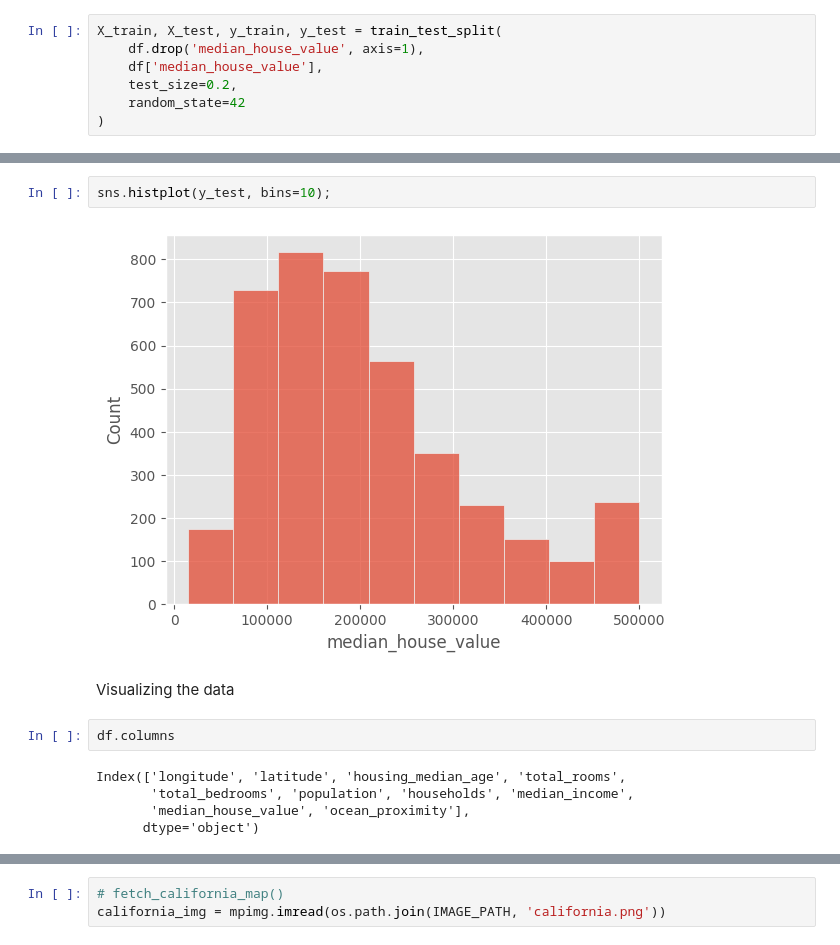
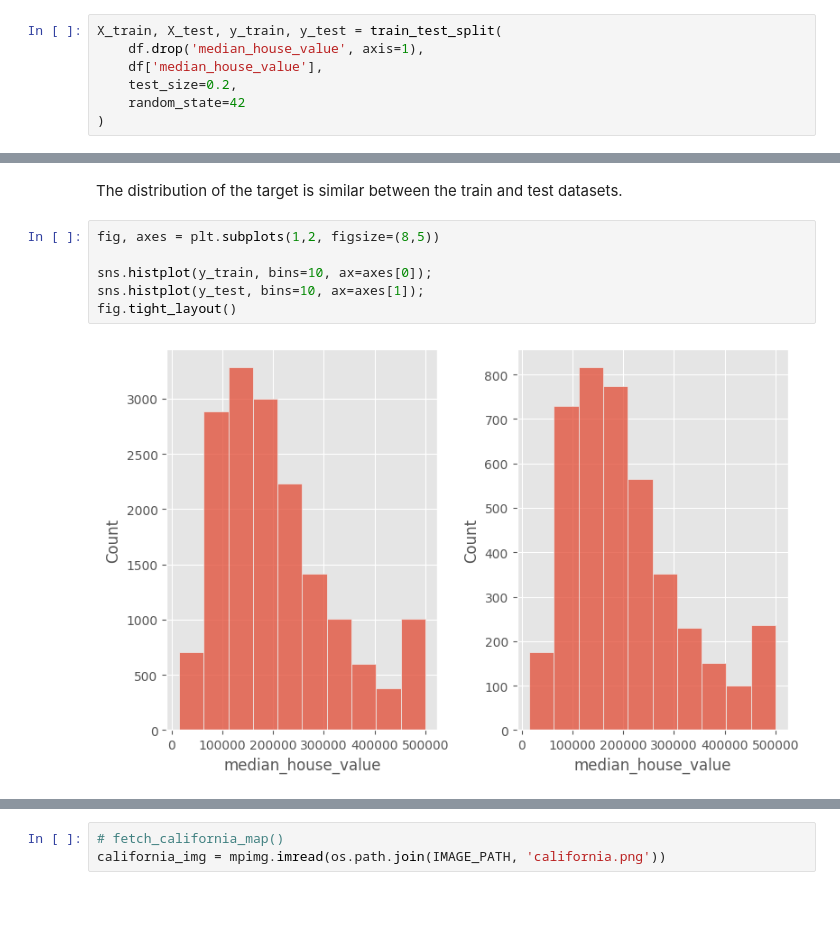
Before and after one commit to tamiriscrepalde/handson-ml-study, a Jupyter notebook: notebooks/exercises_chapter_two.ipynb, the cells around one changed output, grey strips where cells are left out. Cells and saved outputs as stored; diff of their text form; blank space fills up the shorter version.

```diff
--- a/notebooks/exercises_chapter_two.ipynb
+++ b/notebooks/exercises_chapter_two.ipynb
@@ -84,13 +102,10 @@ sns.histplot(y_train, bins=10);
-# %%
-sns.histplot(y_test, bins=10);
-# %% [output]
-[figure, removed]
-# %% [markdown]
-Visualizing the data
-# %%
-df.columns
-# %% [output]
-Index(['longitude', 'latitude', 'housing_median_age', 'total_rooms',
-       'total_bedrooms', 'population', 'households', 'median_income',
-       'median_house_value', 'ocean_proximity'],
-      dtype='object')
+# %% [markdown]
+The distribution of the target is similar between the train and test datasets.
+# %%
+fig, axes = plt.subplots(1,2, figsize=(8,5))
+
+sns.histplot(y_train, bins=10, ax=axes[0]);
+sns.histplot(y_test, bins=10, ax=axes[1]);
+fig.tight_layout()
+# %% [output]
+[figure, added]
```
Also changed, not shown: parts of 17 cells of this notebook.
